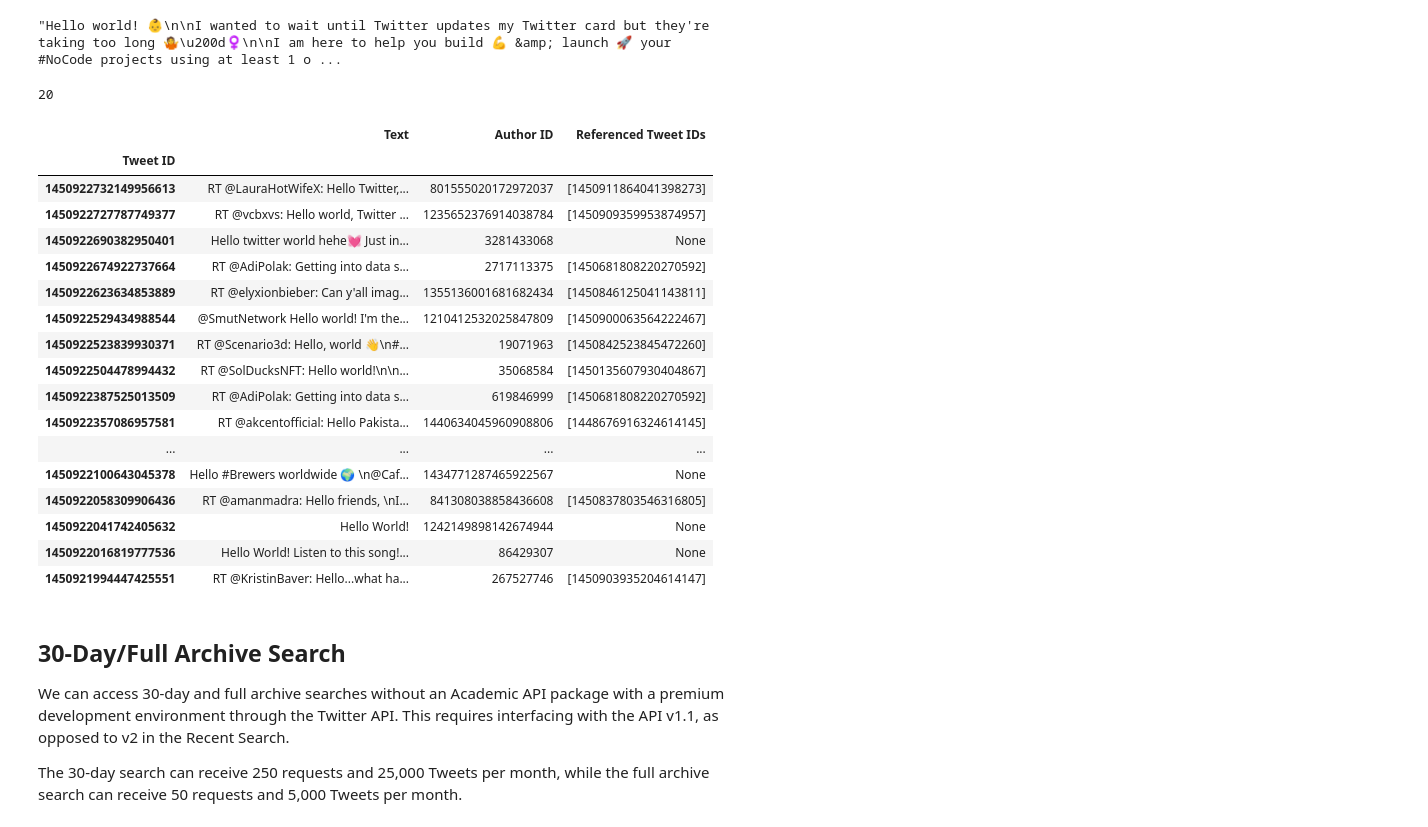
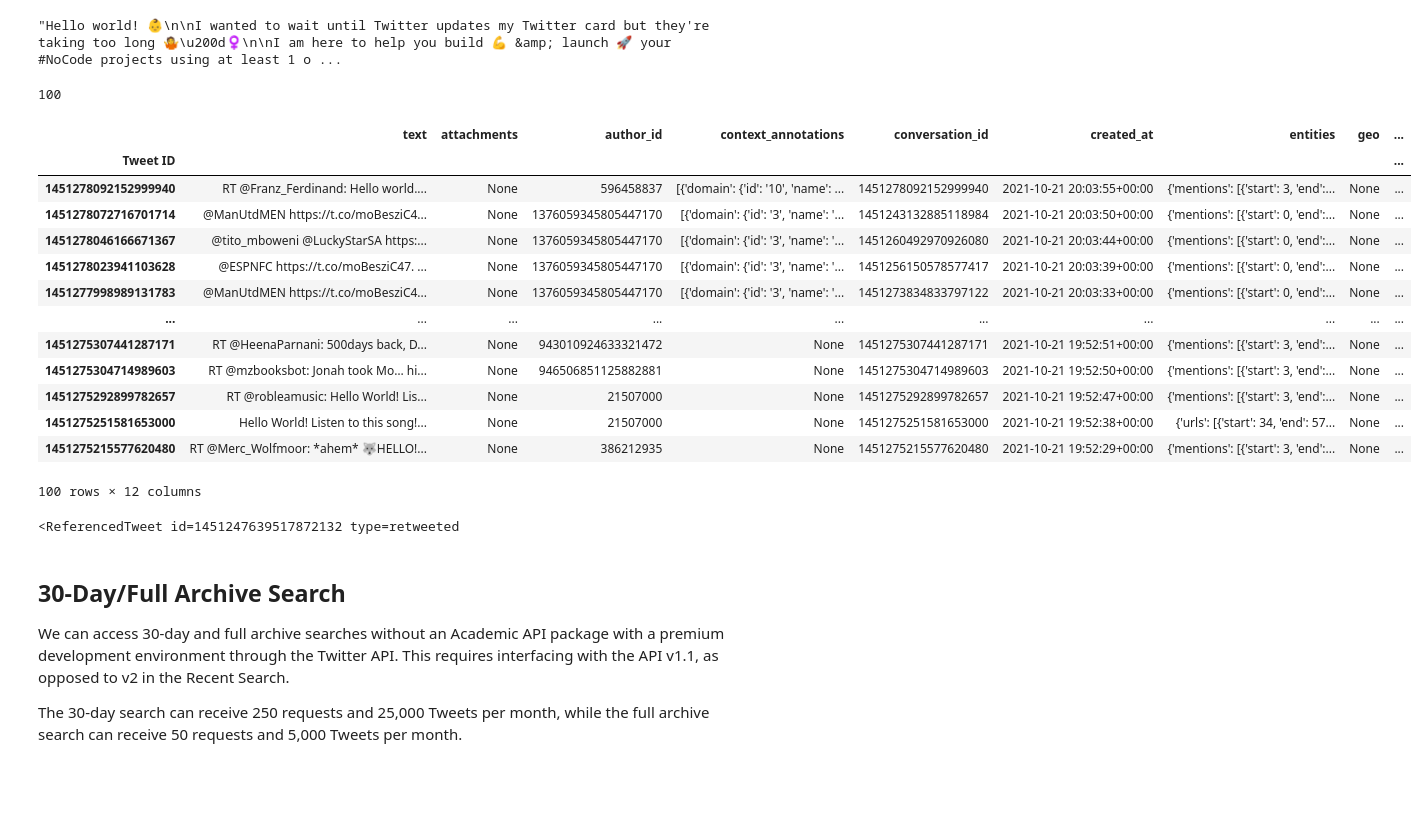
Before and after one commit to rethink-media/rethink-twitter, a Jupyter notebook: notebooks/exploration.ipynb, the cells around one changed output. Saved outputs shown, nothing was run; the diff lists cells and outputs as text; code cells hidden in the pictures; blank space fills up the shorter version.

Commit message:
30-day and full search functions

```diff
--- a/notebooks/exploration.ipynb
+++ b/notebooks/exploration.ipynb
@@ -66,10 +67,11 @@ def init_api_1():
 # %%
 # function to initialize Twitter API v2 instance (for 7-day search)
 def init_api_2():
-    # importing necessary modules
+    # importing necessary modules and loading .env file
     from dotenv import load_dotenv
     import os
     import tweepy
+    load_dotenv()
 
     # retrieving environment variables from .env file
     consumer_key = os.getenv("API_KEY")
@@ -106,7 +108,8 @@ api2
 <tweepy.client.Client at 0x...>
 # %%
 # searching for "hello world" over the past seven days.
-response = api2.search_recent_tweets(query="hello world lang:en", max_results=20, expansions="referenced_tweets.id")
+test_field = "text"
+response = api2.search_recent_tweets(query="hello world lang:en", max_results=20, tweet_fields=test_field)
 # %% [markdown]
 The `response` object is a tuple, and it consists of four items: `(data, includes, errors, meta)`.
 
@@ -166,50 +169,54 @@ def search_7(query, start_date=None, end_date=None, max_results=20):
         end_date = parser.parse(end_date)
 
     # retrieving Tweets between start_date and end_date relevant to query
+    tweet_fields = ["text", "attachments", "author_id", "context_annotations", "conversation_id", "created_at",
+                   "entities", "geo", "in_reply_to_user_id", "lang", "public_metrics", "referenced_tweets"]
     response = api_2.search_recent_tweets(query=f"({query}) lang:en",
                                          start_time=start_date,
                                          end_time=end_date,
                                          max_results=max_results,
-                                         expansions=["author_id", "referenced_tweets.id"])
+                                         tweet_fields=tweet_fields)
 
     # adding Tweet data to DataFrame
-    tweets = pd.DataFrame(columns=["Text", "Author ID", "Referenced Tweet IDs"])
+    import pandas as pd
+
+    tweets = pd.DataFrame(columns=tweet_fields)
     tweets.index.name = "Tweet ID"
     for i in range(len(response[0])):
         tweet = response[0][i]
         tweet_id = tweet.id
-        text = tweet.text
-        author_id = tweet.author_id
-        if tweet.referenced_tweets:
-            retweet_ids = [retweet.id for retweet in tweet.referenced_tweets]
-        else:
-            retweet_ids = None
-        tweets.loc[tweet_id] = [text, author_id, retweet_ids]
+        tweet_data = {}
+        for field in tweet_fields:
+            if tweet[field]:
+                tweet_data[field] = tweet[field]
+            else:
+                tweet_data[field] = None
+        tweets.loc[tweet_id] = tweet_data
     return tweets
 # %%
-test = search_7("hello world")
+test = search_7("hello world", max_results=100)
 print(len(test))
 test
 # %% [output]
-20
+100
-|  | Text | Author ID | Referenced Tweet IDs |
-| Tweet ID |  |  |  |
-| 1450922732149956613 | RT @LauraHotWifeX: Hello Twitter,... | 801555020172972037 | [1450911864041398273] |
-| 1450922727787749377 | RT @vcbxvs: Hello world, Twitter ... | 1235652376914038784 | [1450909359953874957] |
-| 1450922690382950401 | Hello twitter world hehe💓 Just in... | 3281433068 | None |
-| 1450922674922737664 | RT @AdiPolak: Getting into data s... | 2717113375 | [1450681808220270592] |
-| 1450922623634853889 | RT @elyxionbieber: Can y'all imag... | 1355136001681682434 | [1450846125041143811] |
-| 1450922529434988544 | @SmutNetwork Hello world! I'm the... | 1210412532025847809 | [1450900063564222467] |
-| 1450922523839930371 | RT @Scenario3d: Hello, world 👋\n#... | 19071963 | [1450842523845472260] |
-| 1450922504478994432 | RT @SolDucksNFT: Hello world!\n\n... | 35068584 | [1450135607930404867] |
-| 1450922387525013509 | RT @AdiPolak: Getting into data s... | 619846999 | [1450681808220270592] |
-| 1450922357086957581 | RT @akcentofficial: Hello Pakista... | 1440634045960908806 | [1448676916324614145] |
-| ... | ... | ... | ... |
-| 1450922100643045378 | Hello #Brewers worldwide 🌍 \n@Caf... | 1434771287465922567 | None |
-| 1450922058309906436 | RT @amanmadra: Hello friends, \nI... | 841308038858436608 | [1450837803546316805] |
-| 1450922041742405632 | Hello World! | 1242149898142674944 | None |
-| 1450922016819777536 | Hello World! Listen to this song!... | 86429307 | None |
-| 1450921994447425551 | RT @KristinBaver: Hello...what ha... | 267527746 | [1450903935204614147] |
+|  | text | attachments | author_id | context_annotations | conversation_id | created_at | entities | geo | ... |
+| Tweet ID |  |  |  |  |  |  |  |  | ... |
+| 1451278092152999940 | RT @Franz_Ferdinand: Hello world.... | None | 596458837 | [{'domain': {'id': '10', 'name': ... | 1451278092152999940 | 2021-10-21 20:03:55+00:00 | {'mentions': [{'start': 3, 'end':... | None | ... |
+| 1451278072716701714 | @ManUtdMEN https://t.co/moBesziC4... | None | 1376059345805447170 | [{'domain': {'id': '3', 'name': '... | 1451243132885118984 | 2021-10-21 20:03:50+00:00 | {'mentions': [{'start': 0, 'end':... | None | ... |
+| 1451278046166671367 | @tito_mboweni @LuckyStarSA https:... | None | 1376059345805447170 | [{'domain': {'id': '3', 'name': '... | 1451260492970926080 | 2021-10-21 20:03:44+00:00 | {'mentions': [{'start': 0, 'end':... | None | ... |
+| 1451278023941103628 | @ESPNFC https://t.co/moBesziC47. ... | None | 1376059345805447170 | [{'domain': {'id': '3', 'name': '... | 1451256150578577417 | 2021-10-21 20:03:39+00:00 | {'mentions': [{'start': 0, 'end':... | None | ... |
+| 1451277998989131783 | @ManUtdMEN https://t.co/moBesziC4... | None | 1376059345805447170 | [{'domain': {'id': '3', 'name': '... | 1451273834833797122 | 2021-10-21 20:03:33+00:00 | {'mentions': [{'start': 0, 'end':... | None | ... |
+| ... | ... | ... | ... | ... | ... | ... | ... | ... | ... |
+| 1451275307441287171 | RT @HeenaParnani: 500days back, D... | None | 943010924633321472 | None | 1451275307441287171 | 2021-10-21 19:52:51+00:00 | {'mentions': [{'start': 3, 'end':... | None | ... |
+| 1451275304714989603 | RT @mzbooksbot: Jonah took Mo… hi... | None | 946506851125882881 | None | 1451275304714989603 | 2021-10-21 19:52:50+00:00 | {'mentions': [{'start': 3, 'end':... | None | ... |
+| 1451275292899782657 | RT @robleamusic: Hello World! Lis... | None | 21507000 | None | 1451275292899782657 | 2021-10-21 19:52:47+00:00 | {'mentions': [{'start': 3, 'end':... | None | ... |
+| 1451275251581653000 | Hello World! Listen to this song!... | None | 21507000 | None | 1451275251581653000 | 2021-10-21 19:52:38+00:00 | {'urls': [{'start': 34, 'end': 57... | None | ... |
+| 1451275215577620480 | RT @Merc_Wolfmoor: *ahem* 🐺HELLO!... | None | 386212935 | None | 1451275215577620480 | 2021-10-21 19:52:29+00:00 | {'mentions': [{'start': 3, 'end':... | None | ... |
+100 rows × 12 columns
+# %%
+test.iloc[0]["referenced_tweets"][0]
+# %% [output]
+<ReferencedTweet id=1451247639517872132 type=retweeted
 # %% [markdown]
 ## 30-Day/Full Archive Search
 
```
Also changed, not shown: parts of 7 cells of this notebook.
